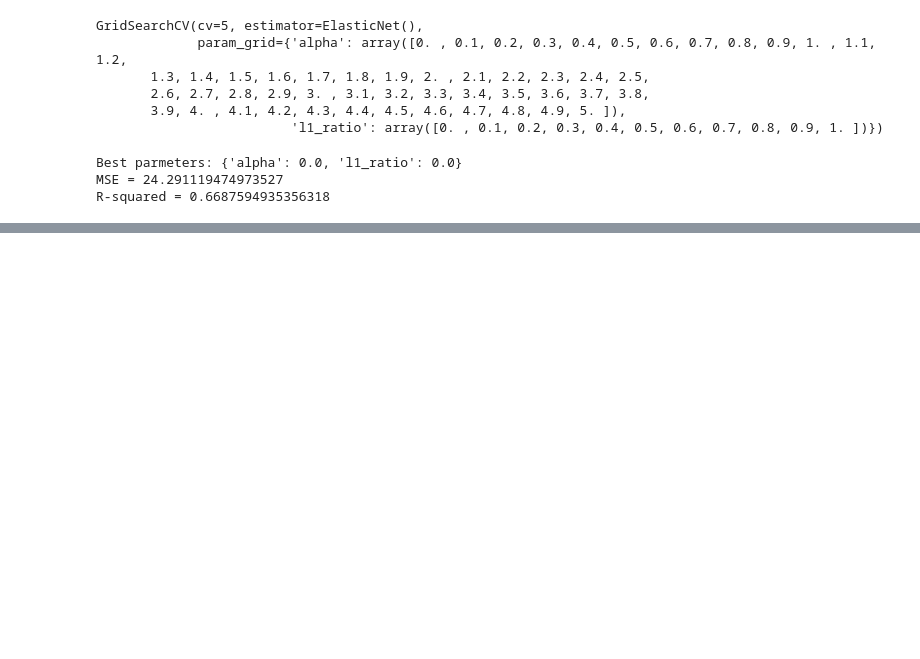
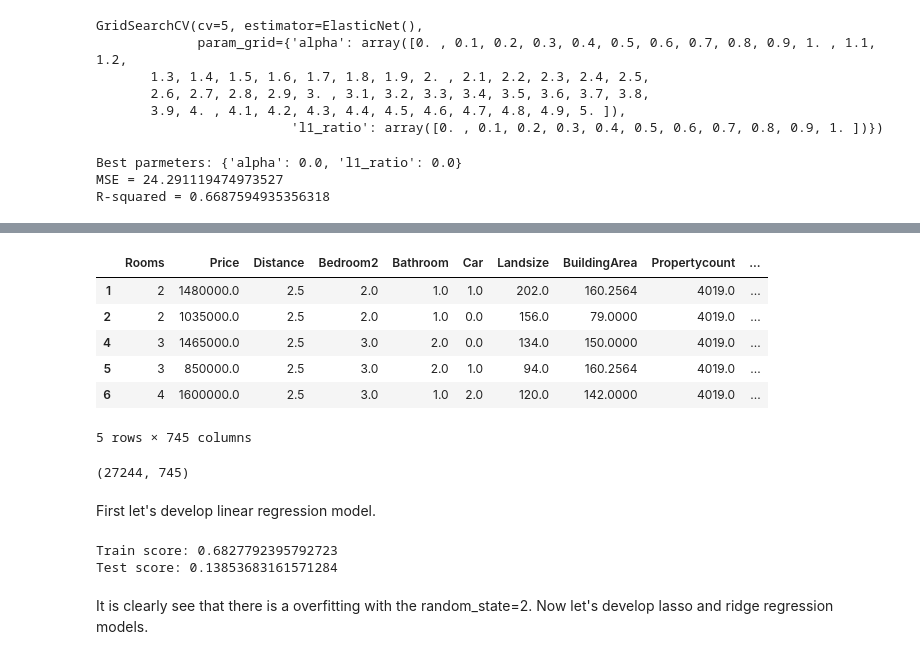
Before and after one commit to Ravindu-Kalhara/Machine-Learning-and-Neural-Computation-Lab, a Jupyter notebook: Regularized-Linear-Regression.ipynb, the cells around one changed output, grey strips where cells are left out. Saved outputs shown, nothing was run; the diff lists cells and outputs as text; code cells hidden in the pictures; blank space fills up the shorter version.

```diff
--- a/Regularized-Linear-Regression.ipynb
+++ b/Regularized-Linear-Regression.ipynb
@@ -351,0 +441,5 @@ R-squared = 0.6687594935356318
+# %%
+# fill zero for NaN values for suitable columns.
+columns_fill_0 = ["Distance", "Bedroom2", "Bathroom", "Car", "Propertycount"]
+dataset[columns_fill_0] = dataset[columns_fill_0].fillna(0)
+print(dataset.isna().sum())
@@ -351,0 +463,5 @@ R-squared = 0.6687594935356318
+# %%
+# fill mean for NaN values for suitable columns.
+columns_fill_mean = ["Landsize", "BuildingArea"]
+dataset[columns_fill_mean] = dataset[columns_fill_mean].fillna(dataset[columns_fill_mean].mean())
+print(dataset.isna().sum())
@@ -351,0 +485,3 @@ R-squared = 0.6687594935356318
+# %%
+# drop all remaining rows which contain NaN values.
+dataset = dataset.dropna()
@@ -351,0 +511,13 @@ R-squared = 0.6687594935356318
+# %%
+dataset = pd.get_dummies(dataset, drop_first=True)
+display(dataset.head())
+print(dataset.shape)
+# %% [output]
+|  | Rooms | Price | Distance | Bedroom2 | Bathroom | Car | Landsize | BuildingArea | Propertycount | ... |
+| 1 | 2 | 1480000.0 | 2.5 | 2.0 | 1.0 | 1.0 | 202.0 | 160.2564 | 4019.0 | ... |
+| 2 | 2 | 1035000.0 | 2.5 | 2.0 | 1.0 | 0.0 | 156.0 | 79.0000 | 4019.0 | ... |
+| 4 | 3 | 1465000.0 | 2.5 | 3.0 | 2.0 | 0.0 | 134.0 | 150.0000 | 4019.0 | ... |
+| 5 | 3 | 850000.0 | 2.5 | 3.0 | 2.0 | 1.0 | 94.0 | 160.2564 | 4019.0 | ... |
+| 6 | 4 | 1600000.0 | 2.5 | 3.0 | 1.0 | 2.0 | 120.0 | 142.0000 | 4019.0 | ... |
+5 rows × 745 columns
+(27244, 745)
@@ -351,0 +528,2 @@ R-squared = 0.6687594935356318
+# %% [markdown]
+First let's develop linear regression model.
@@ -351,0 +549,10 @@ R-squared = 0.6687594935356318
+# %%
+linear_reg = LinearReg(X, y, random_state=2)
+
+print("Train score:", linear_reg.get_score("train"))
+print("Test score:", linear_reg.get_score("test"))
+# %% [output]
+Train score: 0.6827792395792723
+Test score: 0.13853683161571284
+# %% [markdown]
+It is clearly see that there is a overfitting with the random_state=2. Now let's develop lasso and ridge regression models.
```
Also changed, not shown: parts of 18 cells of this notebook, 1 other file.
